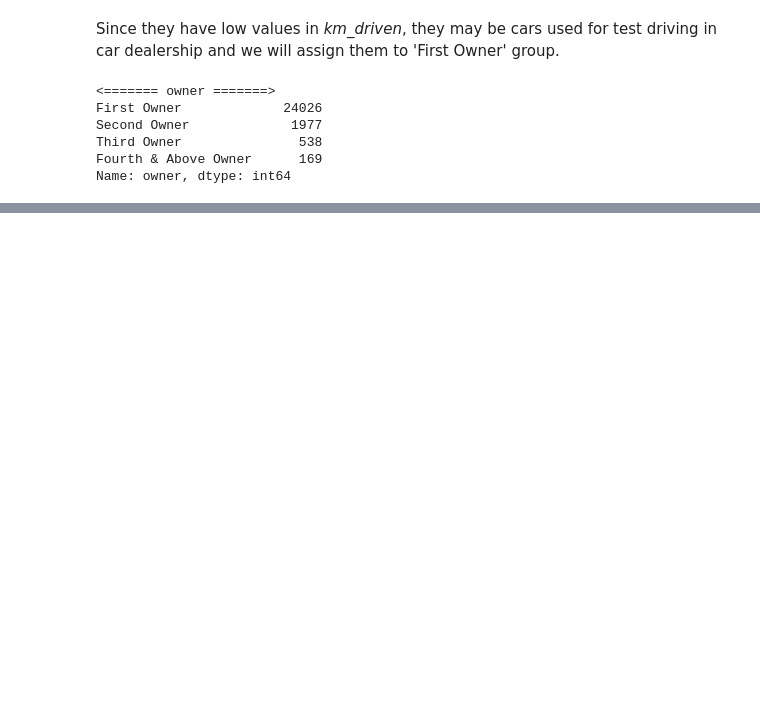
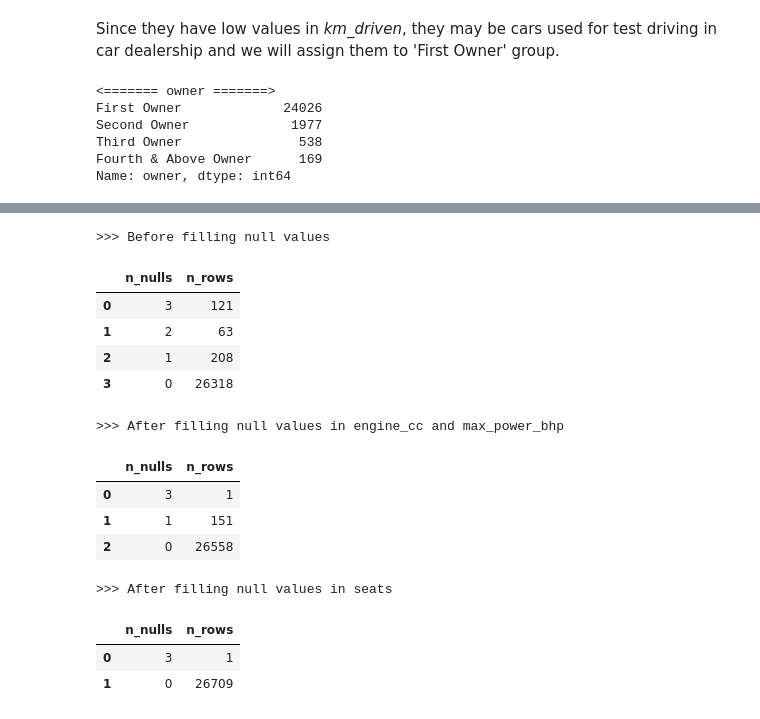
Before and after one commit to ZaikaBohdan/ds_car_price_proj, a Jupyter notebook: car_price_pred.ipynb, the cells around one changed output, grey strips where cells are left out. Drawn from its saved outputs; the diff is of its cells as text; code cells hidden in the pictures; blank space fills up the shorter version.

```diff
--- a/car_price_pred.ipynb
+++ b/car_price_pred.ipynb
@@ -1222,0 +1295,3 @@ Other categorical columns have understandable and right values.
+# %%
+raw_data['brand'] = raw_data['name'].str.split().str[0]
+raw_data['brand'].unique()
@@ -1222,0 +1347,33 @@ Other categorical columns have understandable and right values.
+# %%
+print('>>> Before filling null values')
+null_counter(raw_data.loc[:, raw_data.columns != 'url'])
+raw_data.loc[:, ~raw_data.columns.isin(['url', 'seats'])] = fillna_stat_by_col(
+    raw_data.loc[:, ~raw_data.columns.isin(['url', 'seats'])],
+    'brand',
+    'mean'
+)
+print('\n>>> After filling null values in engine_cc and max_power_bhp')
+null_counter(raw_data.loc[:, raw_data.columns != 'url'])
+raw_data.loc[:, raw_data.columns != 'url'] = fillna_stat_by_col(
+    raw_data.loc[:, raw_data.columns != 'url'],
+    'brand',
+    'mode'
+)
+print('\n>>> After filling null values in seats')
+null_counter(raw_data.loc[:, raw_data.columns != 'url'])
+# %% [output]
+>>> Before filling null values
+|  | n_nulls | n_rows |
+| 0 | 3 | 121 |
+| 1 | 2 | 63 |
+| 2 | 1 | 208 |
+| 3 | 0 | 26318 |
+>>> After filling null values in engine_cc and max_power_bhp
+|  | n_nulls | n_rows |
+| 0 | 3 | 1 |
+| 1 | 1 | 151 |
+| 2 | 0 | 26558 |
+>>> After filling null values in seats
+|  | n_nulls | n_rows |
+| 0 | 3 | 1 |
+| 1 | 0 | 26709 |
```
Also changed, not shown: parts of 21 cells of this notebook.
